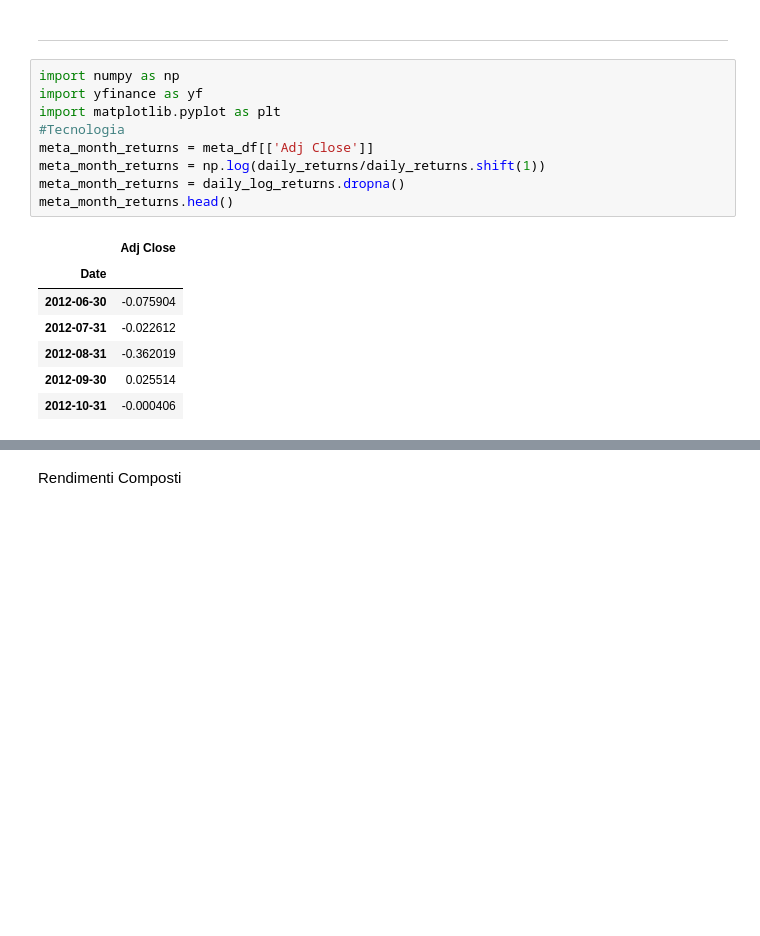
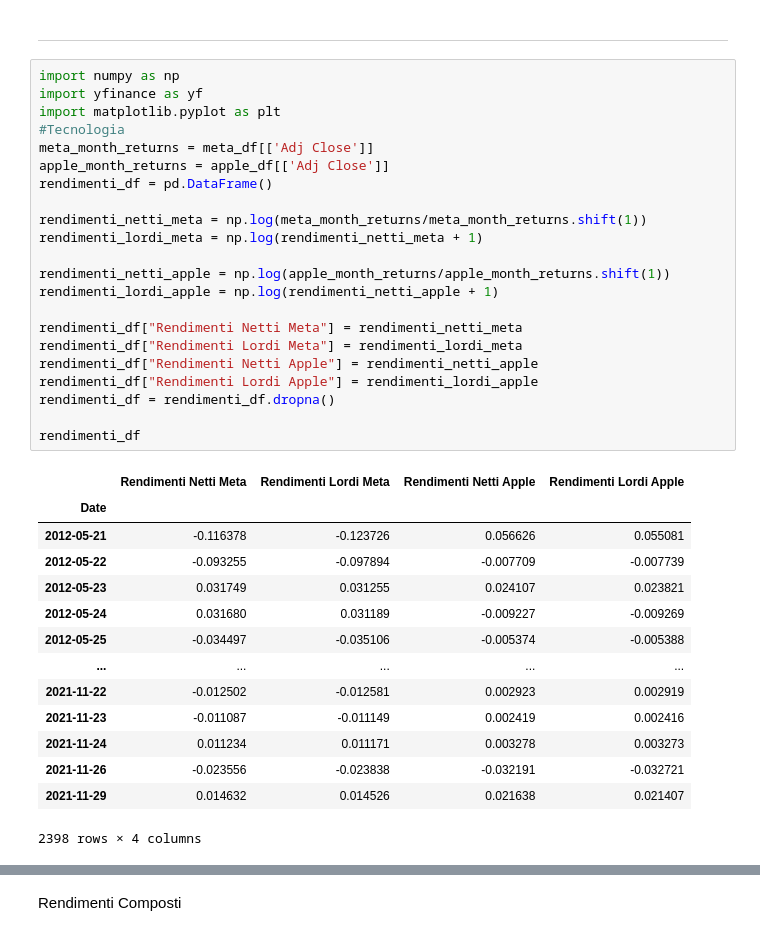
Before and after one commit to Simonotos/BusinessProject, a Jupyter notebook: BusinessProject.ipynb, the cells around one changed output, grey strips where cells are left out. Saved outputs shown, nothing was run; the diff lists cells and outputs as text; blank space fills up the shorter version.

```diff
--- a/BusinessProject.ipynb
+++ b/BusinessProject.ipynb
@@ -135,18 +135,38 @@ ________________________________________________________________________________
 # %%
 import numpy as np
 import yfinance as yf
 import matplotlib.pyplot as plt
 #Tecnologia
 meta_month_returns = meta_df[['Adj Close']]
-meta_month_returns = np.log(daily_returns/daily_returns.shift(1))
-meta_month_returns = daily_log_returns.dropna()
-meta_month_returns.head()
+apple_month_returns = apple_df[['Adj Close']]
+rendimenti_df = pd.DataFrame()
+
+rendimenti_netti_meta = np.log(meta_month_returns/meta_month_returns.shift(1))
+rendimenti_lordi_meta = np.log(rendimenti_netti_meta + 1)
+
+rendimenti_netti_apple = np.log(apple_month_returns/apple_month_returns.shift(1))
+rendimenti_lordi_apple = np.log(rendimenti_netti_apple + 1)
+
+rendimenti_df["Rendimenti Netti Meta"] = rendimenti_netti_meta
+rendimenti_df["Rendimenti Lordi Meta"] = rendimenti_lordi_meta
+rendimenti_df["Rendimenti Netti Apple"] = rendimenti_netti_apple
+rendimenti_df["Rendimenti Lordi Apple"] = rendimenti_lordi_apple
+rendimenti_df = rendimenti_df.dropna()
+
+rendimenti_df
 # %% [output]
-|  | Adj Close |
-| Date |  |
-| 2012-06-30 | -0.075904 |
-| 2012-07-31 | -0.022612 |
-| 2012-08-31 | -0.362019 |
-| 2012-09-30 | 0.025514 |
-| 2012-10-31 | -0.000406 |
+|  | Rendimenti Netti Meta | Rendimenti Lordi Meta | Rendimenti Netti Apple | Rendimenti Lordi Apple |
+| Date |  |  |  |  |
+| 2012-05-21 | -0.116378 | -0.123726 | 0.056626 | 0.055081 |
+| 2012-05-22 | -0.093255 | -0.097894 | -0.007709 | -0.007739 |
+| 2012-05-23 | 0.031749 | 0.031255 | 0.024107 | 0.023821 |
+| 2012-05-24 | 0.031680 | 0.031189 | -0.009227 | -0.009269 |
+| 2012-05-25 | -0.034497 | -0.035106 | -0.005374 | -0.005388 |
+| ... | ... | ... | ... | ... |
+| 2021-11-22 | -0.012502 | -0.012581 | 0.002923 | 0.002919 |
+| 2021-11-23 | -0.011087 | -0.011149 | 0.002419 | 0.002416 |
+| 2021-11-24 | 0.011234 | 0.011171 | 0.003278 | 0.003273 |
+| 2021-11-26 | -0.023556 | -0.023838 | -0.032191 | -0.032721 |
+| 2021-11-29 | 0.014632 | 0.014526 | 0.021638 | 0.021407 |
+2398 rows × 4 columns
 # %%
```
Also changed, not shown: parts of 29 cells of this notebook.
